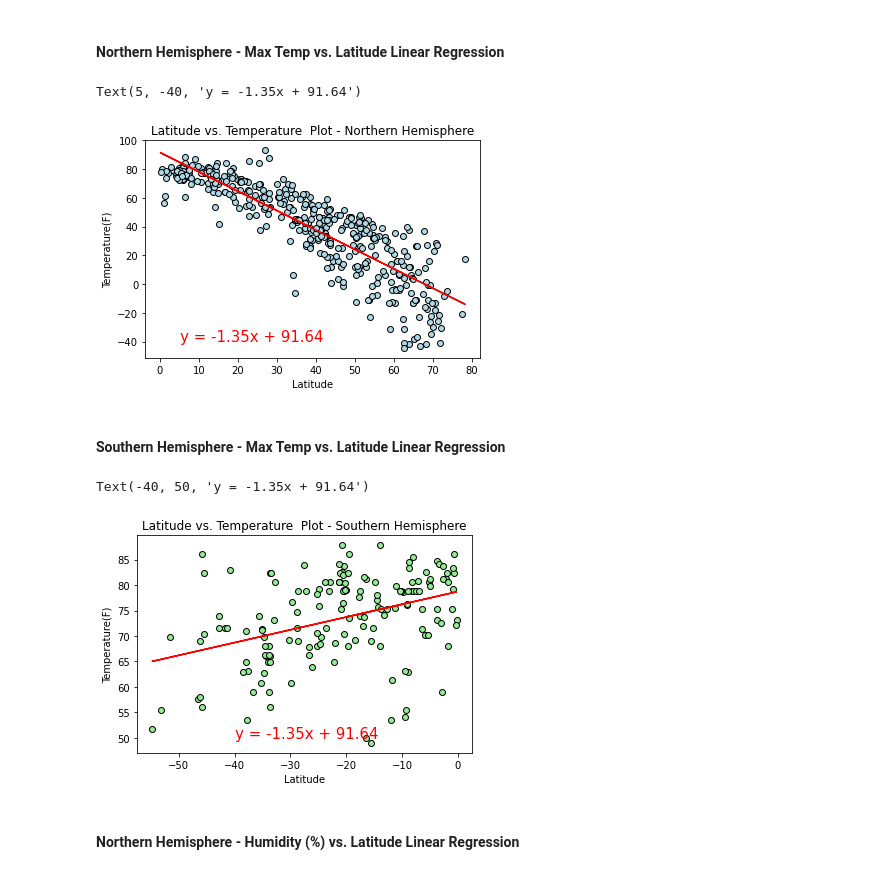
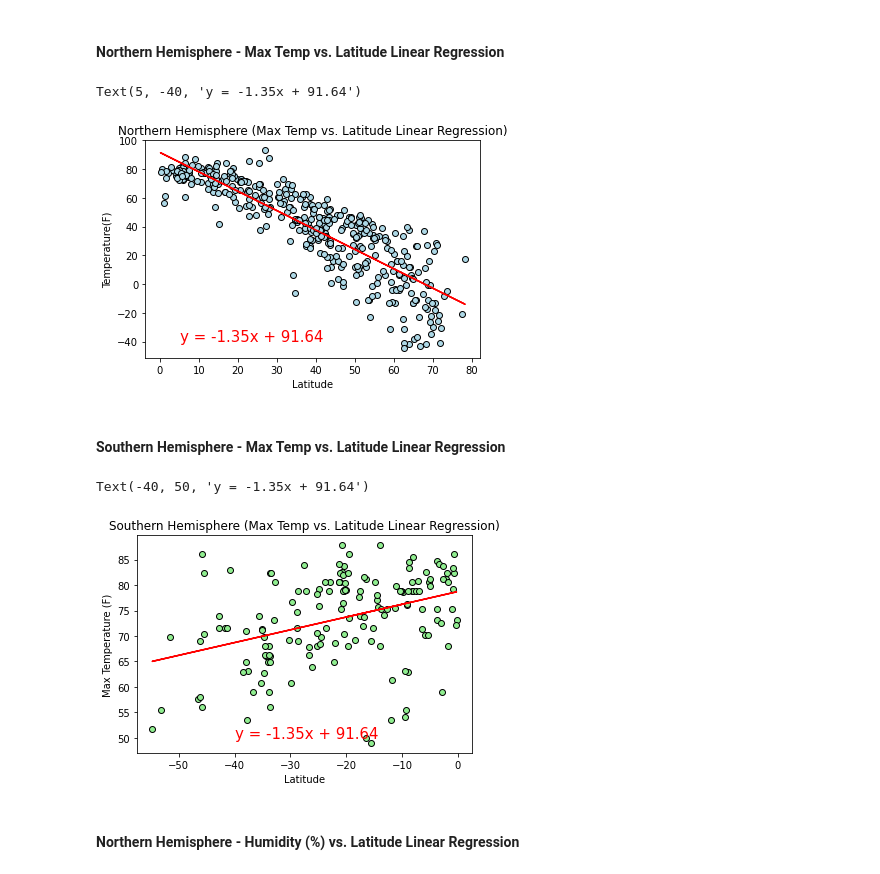
Before and after one commit to gucaselo/python-api, a Jupyter notebook: WeatherPy/WeatherPy.ipynb, the cells around one changed output. Drawn from its saved outputs; the diff is of its cells as text; code cells hidden in the pictures.

```diff
--- a/WeatherPy/WeatherPy.ipynb
+++ b/WeatherPy/WeatherPy.ipynb
@@ -234,27 +234,27 @@ southern_hemisphere_cities_df.head()
 # %%
 #Scatter Plot
 plt.scatter(northern_hemisphere_cities_df['Latitude'], northern_hemisphere_cities_df['Max Temp (F)'], marker="o", facecolors="lightblue", edgecolors="black")
-plt.title('Latitude vs. Temperature  Plot - Northern Hemisphere')
+plt.title('Northern Hemisphere (Max Temp vs. Latitude Linear Regression)')
 plt.xlabel('Latitude')
 plt.ylabel('Temperature(F)')
 
 #Linear Regression
 (slope1, intercept1, rvalue1, pvalue1, stderr1) = linregress(northern_hemisphere_cities_df['Latitude'], northern_hemisphere_cities_df['Max Temp (F)'])
 regress_values1 = northern_hemisphere_cities_df['Latitude'] * slope1 + intercept1
 line_eq1 = "y = " + str(round(slope1,2)) + "x + " + str(round(intercept1,2))
 plt.plot(northern_hemisphere_cities_df['Latitude'],regress_values1,"r-")
 plt.annotate(line_eq1,(5,-40),fontsize=15,color="red")
 # %% [output]
 Text(5, -40, 'y = -1.35x + 91.64')
-[figure, old version]
+[figure, new version]
 # %% [markdown]
 ####  Southern Hemisphere - Max Temp vs. Latitude Linear Regression
 # %%
 #Scatter Plot
 plt.scatter(southern_hemisphere_cities_df['Latitude'], southern_hemisphere_cities_df['Max Temp (F)'], marker="o", facecolors="lightgreen", edgecolors="black")
-plt.title('Latitude vs. Temperature  Plot - Southern Hemisphere')
+plt.title('Southern Hemisphere (Max Temp vs. Latitude Linear Regression)')
 plt.xlabel('Latitude')
-plt.ylabel('Temperature(F)')
+plt.ylabel('Max Temperature (F)')
 
 #Linear Regression
 (slope2, intercept2, rvalue2, pvalue2, stderr2) = linregress(southern_hemisphere_cities_df['Latitude'], southern_hemisphere_cities_df['Max Temp (F)'])
@@ -264,6 +264,6 @@ plt.plot(southern_hemisphere_cities_df['Latitude'],regress_values2,"r-")
 plt.annotate(line_eq1,(-40,50),fontsize=15,color="red")
 # %% [output]
 Text(-40, 50, 'y = -1.35x + 91.64')
-[figure, old version]
+[figure, new version]
 # %% [markdown]
 ####  Northern Hemisphere - Humidity (%) vs. Latitude Linear Regression
```
Also changed, not shown: parts of 5 cells of this notebook, 1 other file.
